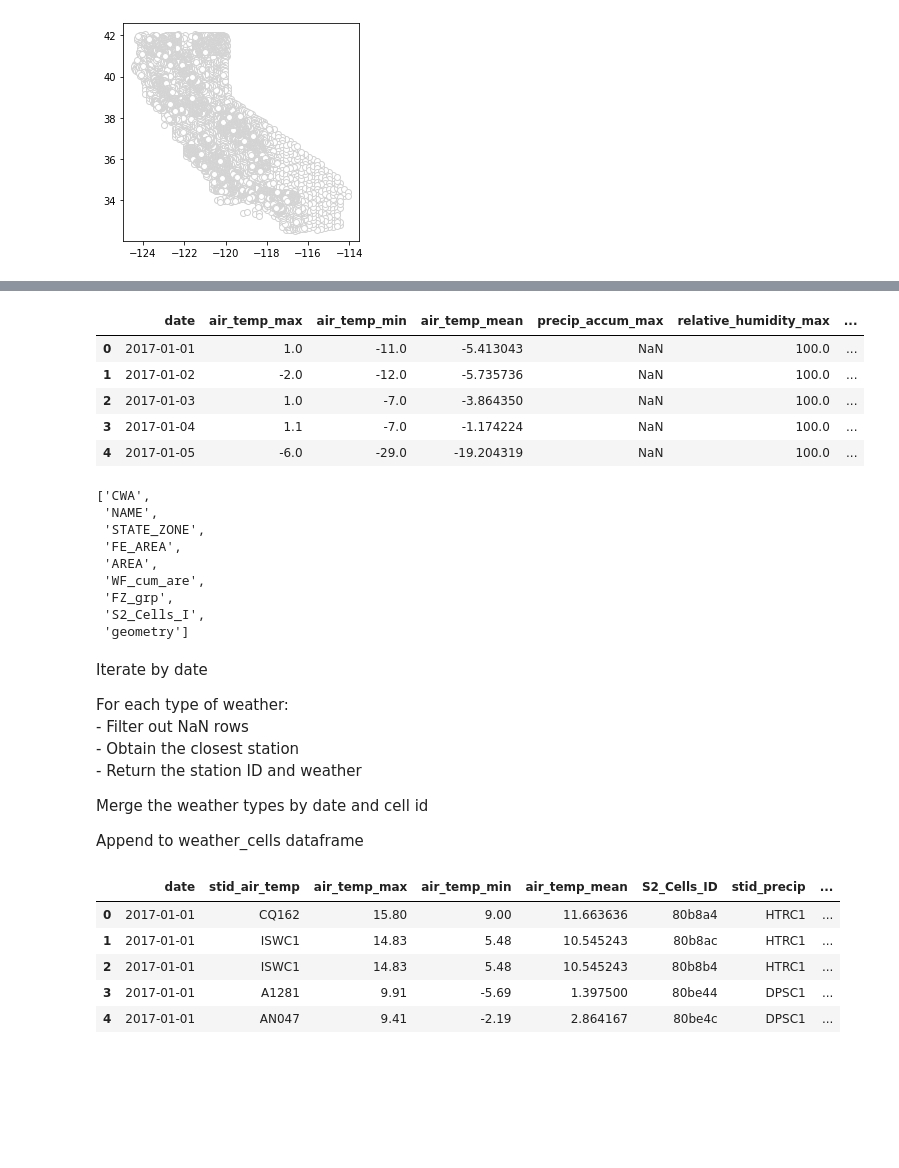
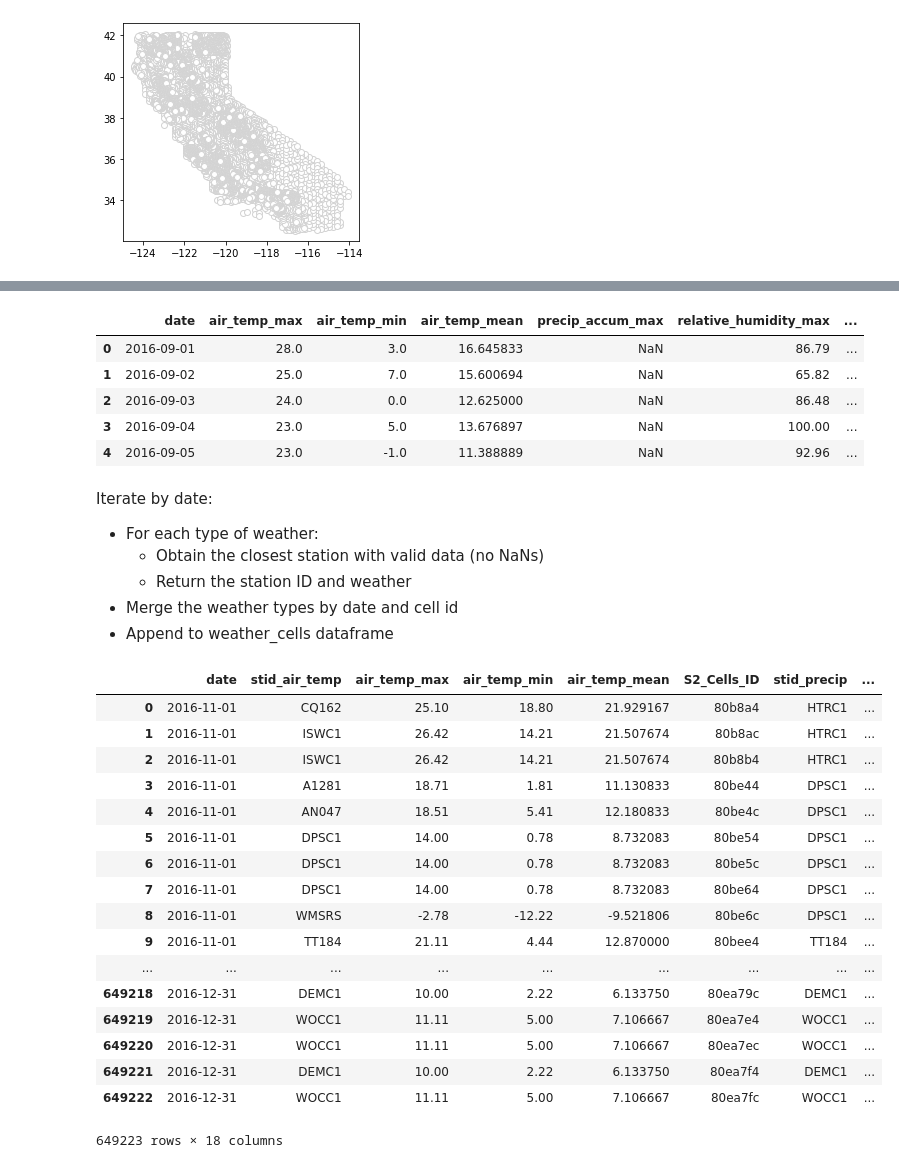
Before and after one commit to jayzuniga/w210_Wildfire, a Jupyter notebook: weather_process/Weather_s2_mapping.ipynb, the cells around one changed output, grey strips where cells are left out. Drawn from its saved outputs; the diff is of its cells as text; code cells hidden in the pictures; blank space fills up the shorter version.

Commit message:
Weather S2 mapping updated notebook

```diff
--- a/weather_process/Weather_s2_mapping.ipynb
+++ b/weather_process/Weather_s2_mapping.ipynb
@@ -19 +17,9 @@ cal_shape_file = "/home/s2/CA_S2Cells_centroids.shp"
+# %%
+start = datetime(2016, 11, 1)
+end = start + relativedelta(months=+1) + relativedelta(day=31)
+#end = start + relativedelta(day=31)
+
+weather_data_file = "/home/s2/weather_201609010000.csv"
+cal_shape_file = "/home/s2/CA_S2Cells_centroids.shp"
+outputPath = "/home/s2/"
 # %%
@@ -41,23 +44,11 @@ weather_df = pd.read_csv(weather_data_file, parse_dates=parse_dates)
 weather_df.head()
 # %% [output]
 |  | date | air_temp_max | air_temp_min | air_temp_mean | precip_accum_max | relative_humidity_max | ... |
-| 0 | 2017-01-01 | 1.0 | -11.0 | -5.413043 | NaN | 100.0 | ... |
-| 1 | 2017-01-02 | -2.0 | -12.0 | -5.735736 | NaN | 100.0 | ... |
-| 2 | 2017-01-03 | 1.0 | -7.0 | -3.864350 | NaN | 100.0 | ... |
-| 3 | 2017-01-04 | 1.1 | -7.0 | -1.174224 | NaN | 100.0 | ... |
-| 4 | 2017-01-05 | -6.0 | -29.0 | -19.204319 | NaN | 100.0 | ... |
+| 0 | 2016-09-01 | 28.0 | 3.0 | 16.645833 | NaN | 86.79 | ... |
+| 1 | 2016-09-02 | 25.0 | 7.0 | 15.600694 | NaN | 65.82 | ... |
+| 2 | 2016-09-03 | 24.0 | 0.0 | 12.625000 | NaN | 86.48 | ... |
+| 3 | 2016-09-04 | 23.0 | 5.0 | 13.676897 | NaN | 100.00 | ... |
+| 4 | 2016-09-05 | 23.0 | -1.0 | 11.388889 | NaN | 92.96 | ... |
-# %%
-list(ca_df.columns)
-# %% [output]
-['CWA',
- 'NAME',
- 'STATE_ZONE',
- 'FE_AREA',
- 'AREA',
- 'WF_cum_are',
- 'FZ_grp',
- 'S2_Cells_I',
- 'geometry']
 # %%
 # Given a subset of columns of weather data (eg air temp, precipitation...)
 # determine the closest weather station to the S2 cell centroid
@@ -73,14 +64,10 @@ def closest_station(weather_slice, s2_centroids):
     # return the weather data with the S2 cell id
     return result.assign(S2_Cells_ID = s2_centroids.S2_Cells_I)
 # %% [markdown]
-Iterate by date
-
-  For each type of weather:
-    - Filter out NaN rows
-    - Obtain the closest station
+Iterate by date:
+- For each type of weather:
+    - Obtain the closest station with valid data (no NaNs)
     - Return the station ID and weather
-
-  Merge the weather types by date and cell id
-
-  Append to weather_cells dataframe
+- Merge the weather types by date and cell id
+- Append to weather_cells dataframe
 # %%
@@ -126,9 +116,21 @@ for dtime in rrule.rrule(rrule.DAILY, dtstart=start, until=end):
 # %%
-weather_cells.head()
+weather_cells
 # %% [output]
 |  | date | stid_air_temp | air_temp_max | air_temp_min | air_temp_mean | S2_Cells_ID | stid_precip | ... |
-| 0 | 2017-01-01 | CQ162 | 15.80 | 9.00 | 11.663636 | 80b8a4 | HTRC1 | ... |
-| 1 | 2017-01-01 | ISWC1 | 14.83 | 5.48 | 10.545243 | 80b8ac | HTRC1 | ... |
-| 2 | 2017-01-01 | ISWC1 | 14.83 | 5.48 | 10.545243 | 80b8b4 | HTRC1 | ... |
-| 3 | 2017-01-01 | A1281 | 9.91 | -5.69 | 1.397500 | 80be44 | DPSC1 | ... |
-| 4 | 2017-01-01 | AN047 | 9.41 | -2.19 | 2.864167 | 80be4c | DPSC1 | ... |
+| 0 | 2016-11-01 | CQ162 | 25.10 | 18.80 | 21.929167 | 80b8a4 | HTRC1 | ... |
+| 1 | 2016-11-01 | ISWC1 | 26.42 | 14.21 | 21.507674 | 80b8ac | HTRC1 | ... |
+| 2 | 2016-11-01 | ISWC1 | 26.42 | 14.21 | 21.507674 | 80b8b4 | HTRC1 | ... |
+| 3 | 2016-11-01 | A1281 | 18.71 | 1.81 | 11.130833 | 80be44 | DPSC1 | ... |
+| 4 | 2016-11-01 | AN047 | 18.51 | 5.41 | 12.180833 | 80be4c | DPSC1 | ... |
+| 5 | 2016-11-01 | DPSC1 | 14.00 | 0.78 | 8.732083 | 80be54 | DPSC1 | ... |
+| 6 | 2016-11-01 | DPSC1 | 14.00 | 0.78 | 8.732083 | 80be5c | DPSC1 | ... |
+| 7 | 2016-11-01 | DPSC1 | 14.00 | 0.78 | 8.732083 | 80be64 | DPSC1 | ... |
+| 8 | 2016-11-01 | WMSRS | -2.78 | -12.22 | -9.521806 | 80be6c | DPSC1 | ... |
+| 9 | 2016-11-01 | TT184 | 21.11 | 4.44 | 12.870000 | 80bee4 | TT184 | ... |
+| ... | ... | ... | ... | ... | ... | ... | ... | ... |
+| 649218 | 2016-12-31 | DEMC1 | 10.00 | 2.22 | 6.133750 | 80ea79c | DEMC1 | ... |
+| 649219 | 2016-12-31 | WOCC1 | 11.11 | 5.00 | 7.106667 | 80ea7e4 | WOCC1 | ... |
+| 649220 | 2016-12-31 | WOCC1 | 11.11 | 5.00 | 7.106667 | 80ea7ec | WOCC1 | ... |
+| 649221 | 2016-12-31 | DEMC1 | 10.00 | 2.22 | 6.133750 | 80ea7f4 | DEMC1 | ... |
+| 649222 | 2016-12-31 | WOCC1 | 11.11 | 5.00 | 7.106667 | 80ea7fc | WOCC1 | ... |
+649223 rows × 18 columns
```
Also changed, not shown: parts of 7 cells of this notebook.
